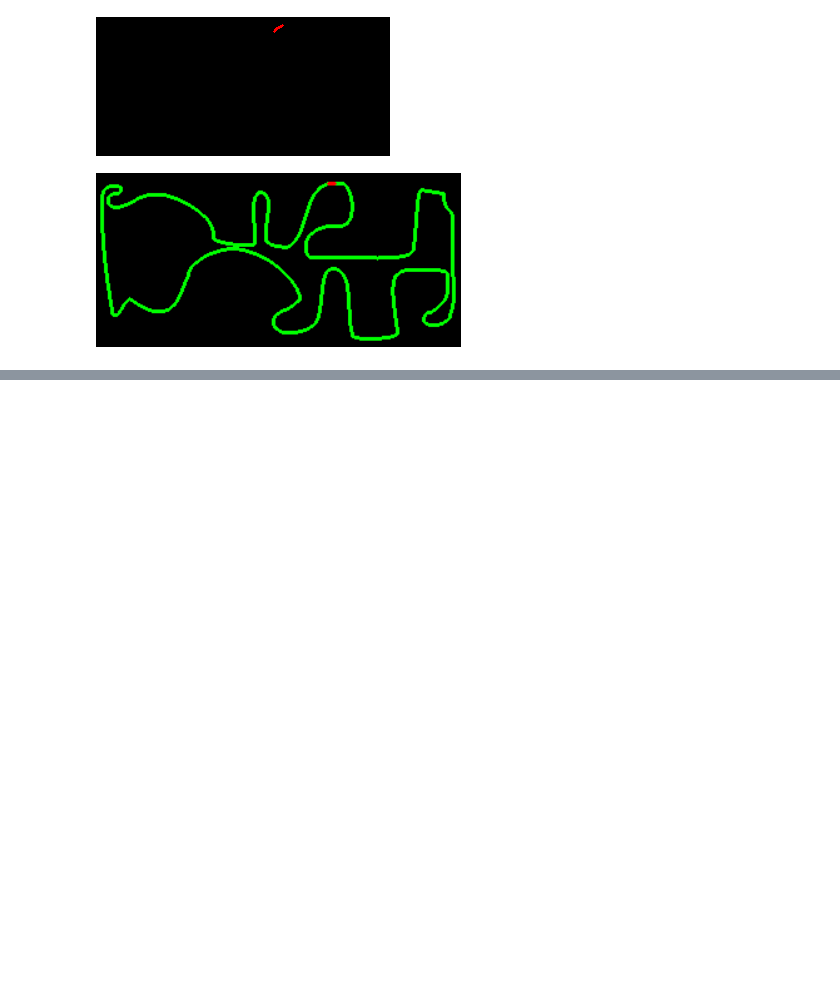
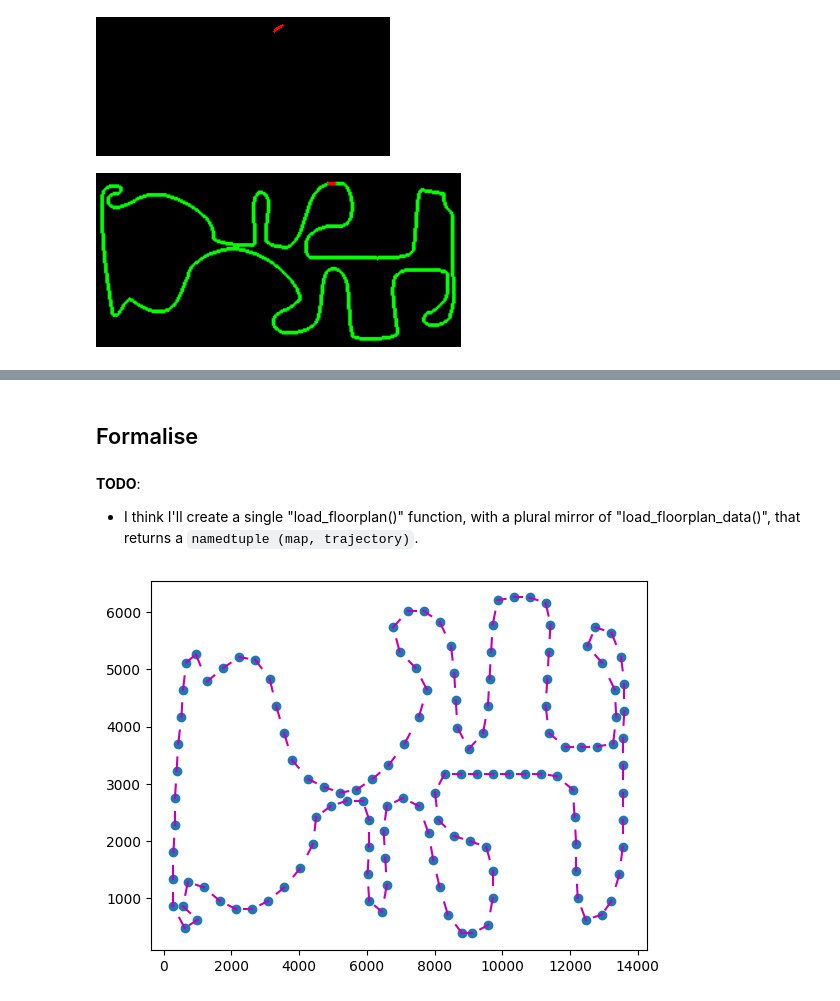
Before and after one commit to malcolmlett/robovac, a Jupyter notebook: Experiment_SLAM_Animation_1.ipynb, the cells around one changed output, grey strips where cells are left out. Drawn from its saved outputs; the diff is of its cells as text; code cells hidden in the pictures; blank space fills up the shorter version.

Commit message:
Animation of agent moving around ground-truth floorplan

```diff
--- a/Experiment_SLAM_Animation_1.ipynb
+++ b/Experiment_SLAM_Animation_1.ipynb
@@ -298,3 +291,23 @@ Video(video_path, embed=True)
 # %% [output]
 video_path: path_animation.mp4
 [interactive output not drawn]
+# %% [markdown]
+## Formalise
+# %% [markdown]
+**TODO**:
+* I think I'll create a single "load_floorplan()" function, with a plural mirror of "load_floorplan_data()", that returns a `namedtuple (map, trajectory)`.
+# %%
+contour = slam_motion.get_contour_pxcoords('repo/data/experimental-floorplan2-with-trajectory.png')
+coords, angles = slam_motion.sample_trajectory(contour)
+print(f"coords: {coords.shape}")
+print(f"angles: {angles.shape}")
+
+plt.scatter(coords[:,0], coords[:,1])
+for i in range(coords.shape[0]):
+  angle = angles[i]
+  loc1 = coords[i,:]
+  loc2 = loc1 + np.array([np.cos(angle), np.sin(angle)]) * 5 * lds.__PIXEL_SIZE__
+  plt.plot([loc1[0], loc2[0]], [loc1[1], loc2[1]], 'm-')
+plt.show()
+# %% [output]
+[figure, added]
```
Also changed, not shown: parts of 10 cells of this notebook.
